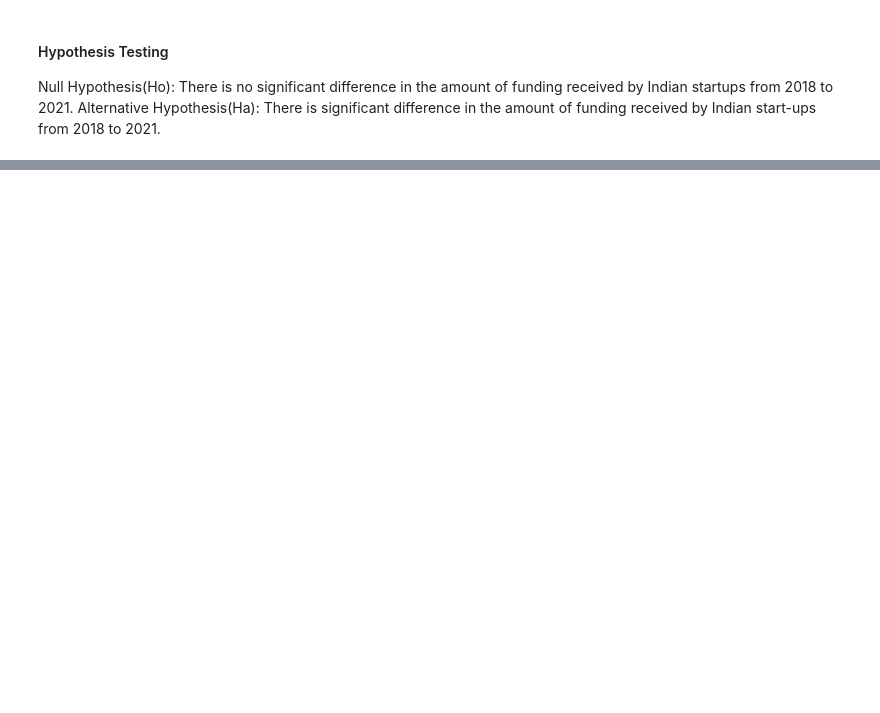
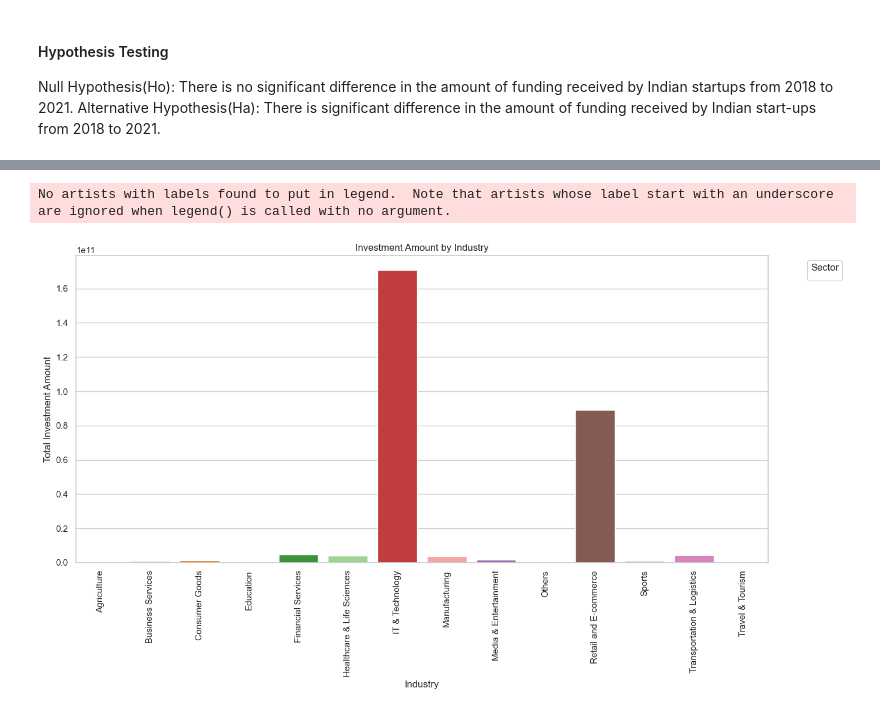
Before and after one commit to Starlady1/Analysis-of-Indian-Start-up-Ecosystem, a Jupyter notebook: Notebooks/start.ipynb, the cells around one changed output, grey strips where cells are left out. Cells and saved outputs as stored; diff of their text form; code cells hidden in the pictures; blank space fills up the shorter version.

```diff
--- a/Notebooks/start.ipynb
+++ b/Notebooks/start.ipynb
@@ -1486 +1507,19 @@ Analytical Questions
+# %%
+#Funding by sector
+# Group the data
+df_grouped = merged_df.groupby('industry')['Amount_in_usd'].sum().reset_index()
+
+# Plot the data
+plt.figure(figsize=(14, 8))
+sns.barplot(data=df_grouped, x='industry', y='Amount_in_usd', palette='tab20')
+plt.title('Investment Amount by Industry')
+plt.xlabel('Industry')
+plt.ylabel('Total Investment Amount')
+plt.legend(title='Sector', bbox_to_anchor=(1.05, 1), loc='upper left')
+plt.xticks(rotation=90)
+plt.tight_layout()
+plt.show()
+# %% [output]
+No artists with labels found to put in legend.  Note that artists whose label start with an underscore are ignored when legend() is called with no argument.
+[figure, added]
 # %%
```
Also changed, not shown: parts of 30 cells of this notebook, 2 other files.
